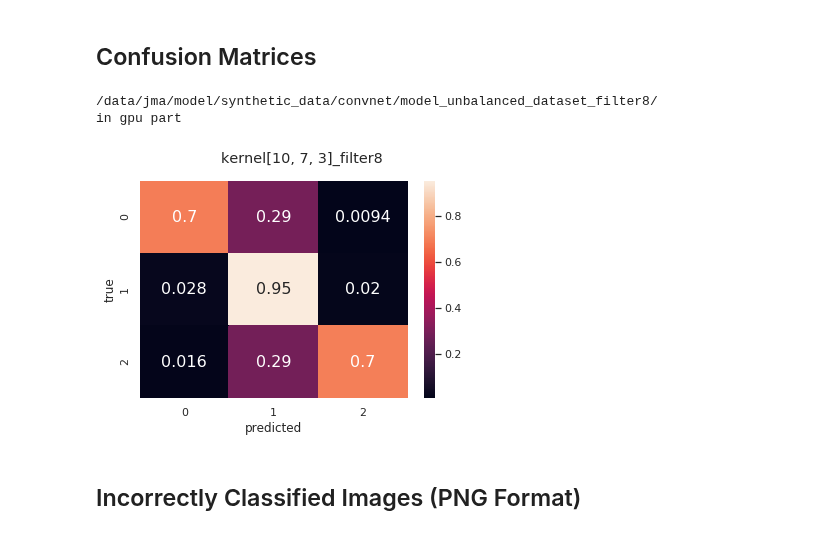
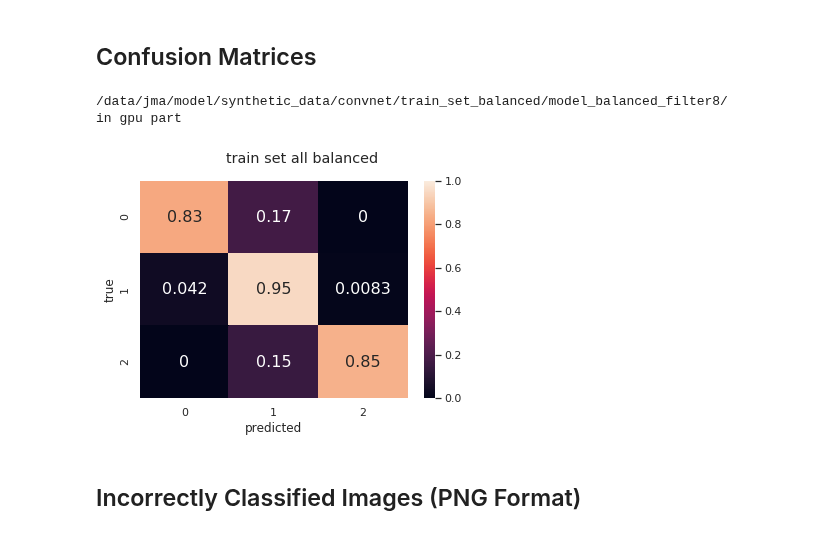
Before and after one commit to 18jeffreyma/motion-artifact, a Jupyter notebook: convnet_mri_baseline_master_nb.ipynb, the cells around one changed output. Cells and saved outputs as stored; diff of their text form; code cells hidden in the pictures.

```diff
--- a/convnet_mri_baseline_master_nb.ipynb
+++ b/convnet_mri_baseline_master_nb.ipynb
@@ -403,7 +403,7 @@ import seaborn as sns
 import pandas as pd
 import matplotlib.pyplot as plt
 
-resnet10_checkpoint_path_base = "/data/jma/model/synthetic_data/convnet/"
+resnet10_checkpoint_path_base = "/data/jma/model/synthetic_data/convnet/train_set_balanced/"
 
 kernel_sizes = [[10,7,3]]
 filter_sizes = [8]
@@ -419,8 +419,8 @@ train_paths, eval_paths, test_paths = load_data_util.split(image_paths, seed=ran
 eval_input_fn = lambda : load_data_util.load(data_path, eval_paths, training=False, augment=False, shuffle=False, batch_size=64)
 
 
-# eval_paths = load_data_util.load_image_paths("./data/split/eval/")
-# eval_input_fn = lambda : load_data_util.load("./data/split/eval/", eval_paths, training=False, augment=False, shuffle=False, batch_size=64)
+eval_paths = load_data_util.load_image_paths("./data/split_and_balanced/eval/")
+eval_input_fn = lambda : load_data_util.load("./data/split_and_balanced/eval/", eval_paths, training=False, augment=False, shuffle=False, batch_size=64)
 
 
 
@@ -430,43 +430,43 @@ for filter_size in filter_sizes:
         for snnl_weight in snnl_weights:
             tf.summary.FileWriterCache.clear()
 
-            title = "model_unbalanced_dataset_filter8"
+            title = "model_balanced_filter8"
 #             title = "model_balanced_train_set_filter8"
             model_path = resnet10_checkpoint_path_base + title +"/"
             print(model_path)
 
 
             model_fn = lambda features, labels, mode: convnet_model_fn(features, labels, mode,
                                                                         conv_kernels=kernel_size,
                                                                         num_channels=filter_size)
             model = tf.estimator.Estimator(model_fn=model_fn, model_dir=model_path)
 
             values = model.predict(eval_input_fn)
 
 
             original_labels = path_to_label(eval_paths, data_path)
             predicted_labels = list(values)
 
             cm = tf.confusion_matrix(original_labels, predicted_labels)
             cm = tf.to_float(cm)
 
             cm = cm.numpy()
 
             row_sums = cm.sum(axis=1)
             cm = cm / row_sums[:, np.newaxis]
 
             df_cm = pd.DataFrame(cm, range(3), range(3))
             #plt.figure(figsize = (10,7))
 
             sns.set(font_scale=1)#for label size
-            plt.suptitle("kernel" + str(kernel_size) + "_filter" + str(filter_size))
-            ax = sns.heatmap(df_cm, annot=True,annot_kws={"size": 16})# font size
+            plt.suptitle("train set all balanced")
+            ax = sns.heatmap(df_cm, annot=True,annot_kws={"size": 16}, vmin=0, vmax=1)# font size
             ax.set(xlabel='predicted', ylabel='true')
             plt.show()
 # %% [output]
-/data/jma/model/synthetic_data/convnet/model_unbalanced_dataset_filter8/
+/data/jma/model/synthetic_data/convnet/train_set_balanced/model_balanced_filter8/
 in gpu part
-[figure, old version]
+[figure, new version]
 # %% [markdown]
 ## Incorrectly Classified Images (PNG Format)
 # %%
```
Also changed, not shown: parts of 1 cell of this notebook.
